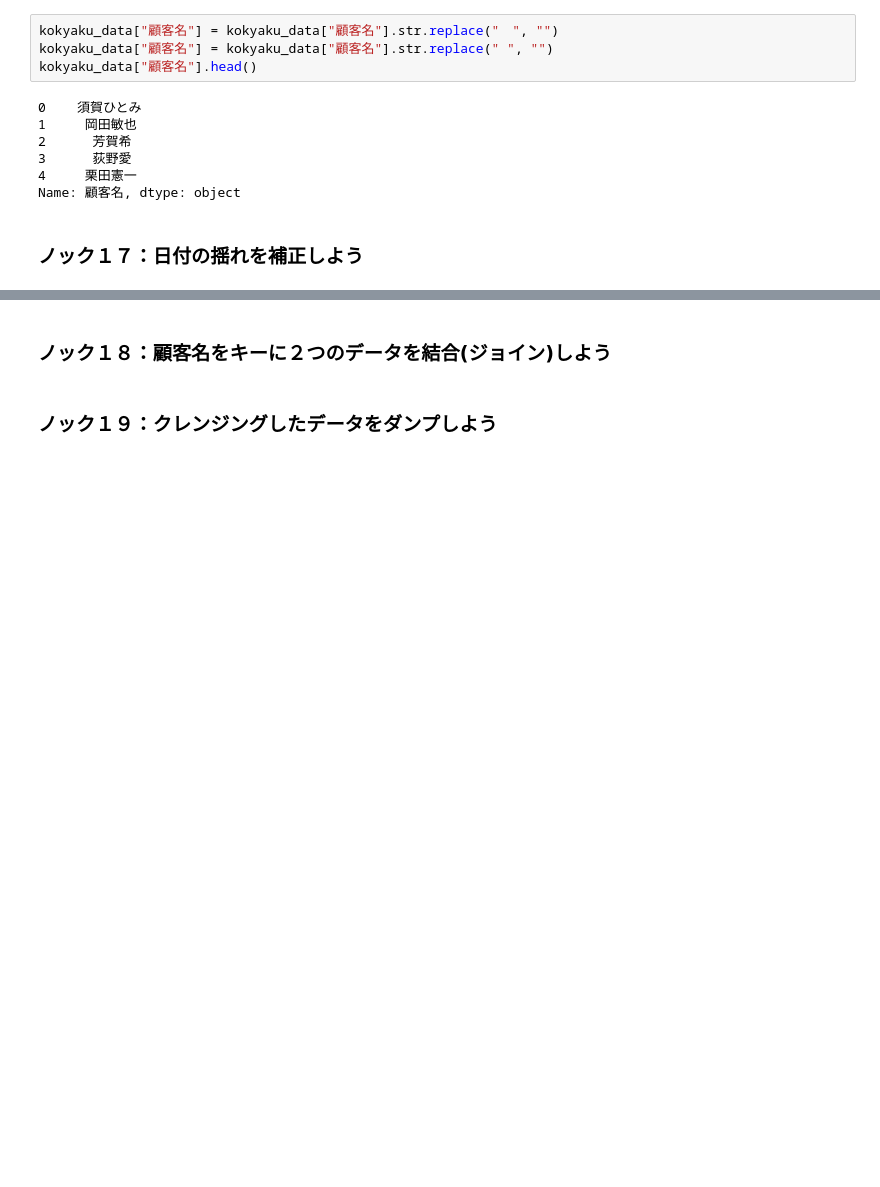
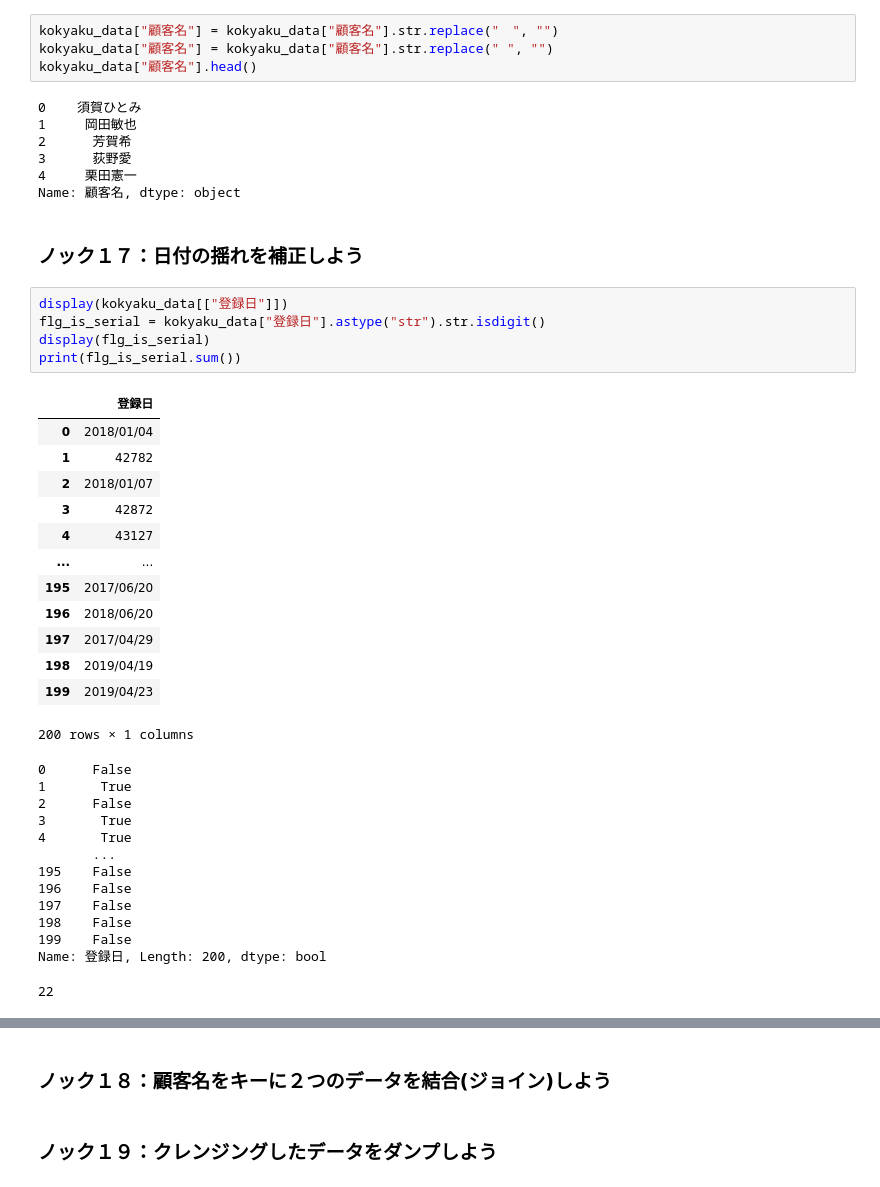
Before and after one commit to Hirochon/data-100nock, a Jupyter notebook: practice_code/chapter_2/2章_小売店のデータでデータ加工を行う10本ノック.ipynb, the cells around one changed output, grey strips where cells are left out. Saved outputs shown, nothing was run; the diff lists cells and outputs as text; blank space fills up the shorter version.

```diff
--- a/practice_code/chapter_2/2章_小売店のデータでデータ加工を行う10本ノック.ipynb
+++ b/practice_code/chapter_2/2章_小売店のデータでデータ加工を行う10本ノック.ipynb
@@ -218,3 +218,35 @@ kokyaku_data["顧客名"].head()
 Name: 顧客名, dtype: object
 # %% [markdown]
 ### ノック１７：日付の揺れを補正しよう
+# %%
+display(kokyaku_data[["登録日"]])
+flg_is_serial = kokyaku_data["登録日"].astype("str").str.isdigit()
+display(flg_is_serial)
+print(flg_is_serial.sum())
+# %% [output]
+|  | 登録日 |
+| 0 | 2018/01/04 |
+| 1 | 42782 |
+| 2 | 2018/01/07 |
+| 3 | 42872 |
+| 4 | 43127 |
+| ... | ... |
+| 195 | 2017/06/20 |
+| 196 | 2018/06/20 |
+| 197 | 2017/04/29 |
+| 198 | 2019/04/19 |
+| 199 | 2019/04/23 |
+200 rows × 1 columns
+0      False
+1       True
+2      False
+3       True
+4       True
+       ...
+195    False
+196    False
+197    False
+198    False
+199    False
+Name: 登録日, Length: 200, dtype: bool
+22
```
Also changed, not shown: parts of 5 cells of this notebook, 2 other files.
